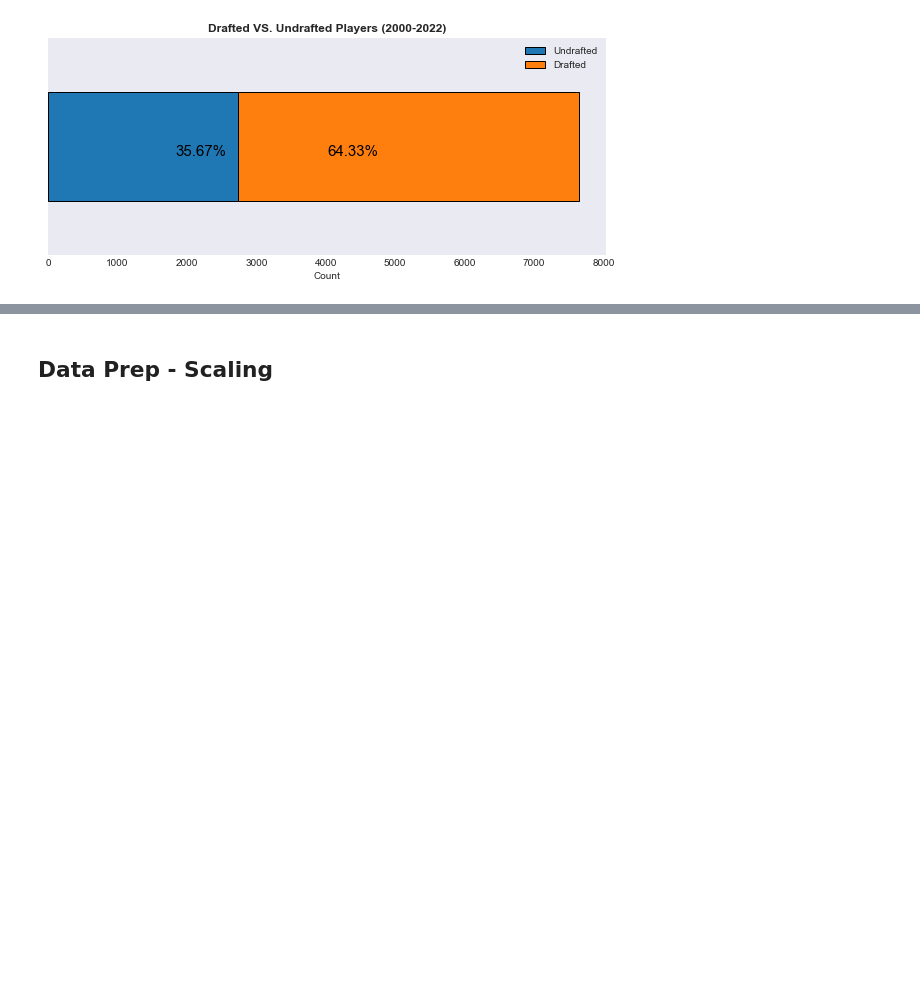
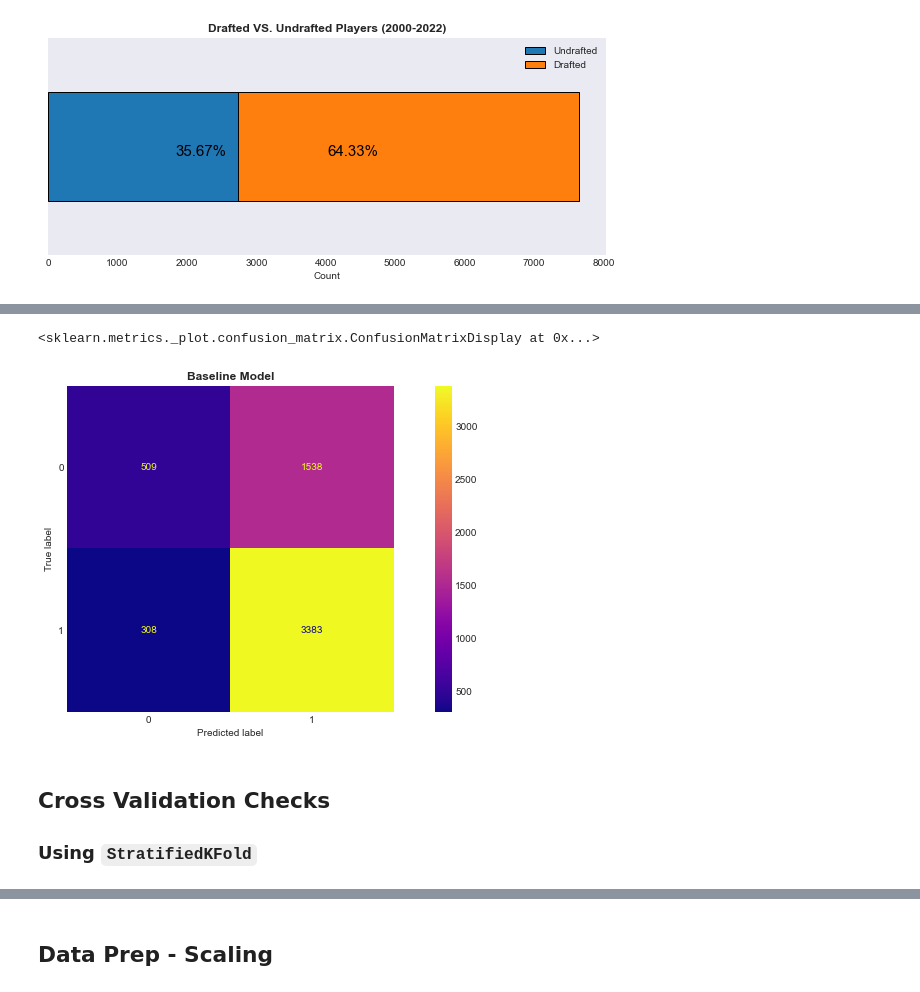
Before and after one commit to eric8395/NFL-Combine-Draft-Classification, a Jupyter notebook: Combine Classification.ipynb, the cells around one changed output, grey strips where cells are left out. Drawn from its saved outputs; the diff is of its cells as text; code cells hidden in the pictures; blank space fills up the shorter version.

Commit message:
testing models

```diff
--- a/Combine Classification.ipynb
+++ b/Combine Classification.ipynb
@@ -431,13 +555,13 @@ def encode_feature_train(X_train, feature_name):
     feature name, makes a one-hot encoder, and returns the encoder as well as the dataframe
     with that feature transformed into multiple columns of 1s and 0s
     """
-    # make a one-hot encoder and fit it to the training data
+    # make a get dummies and concat to X_train
     ohe = OneHotEncoder(categories="auto", handle_unknown="ignore")
     single_feature_df = X_train[[feature_name]]
     ohe.fit(single_feature_df)
 
     # call helper function that actually encodes the feature and concats it
-    X_train = encode_feature(X_train, feature_name, ohe)
+    X_train = encode_and_concat_feature(X_train, feature_name, ohe)
 
     return ohe, X_train
 # %%
@@ -463,6 +585,6 @@ X_train
 # %%
 # establish categorical feature names
-categorical_feature_names = ['Pos', 'School']
+categorical_feature_names = ['Pos', 'School', 'Year']
 
 # instantiates a ohe on the feature names
 encoders = {}
@@ -478,0 +619,10 @@ X_train
+# %%
+# Instantiate a LogisticRegression
+baseline_model = LogisticRegression(random_state = 42)
+
+# Use cross_val_score with scoring="neg_log_loss" to evaluate the model
+# on X_train and y_train
+baseline_neg_log_loss_cv = cross_val_score(baseline_model, X_train, y_train, scoring = "neg_log_loss")
+
+baseline_log_loss = -(baseline_neg_log_loss_cv.mean())
+baseline_log_loss
@@ -478,0 +653,3 @@ X_train
+# %%
+# fit the baseline model
+baseline_model.fit(X_train, y_train)
@@ -478,0 +665,14 @@ X_train
+# %%
+fix, axes = plt.subplots(figsize=(15, 6))
+
+axes.set_title("Baseline Model", weight = 'bold')
+
+plot_confusion_matrix(baseline_model, X_train, y_train,
+                      ax=axes, cmap="plasma")
+# %% [output]
+<sklearn.metrics._plot.confusion_matrix.ConfusionMatrixDisplay at 0x...>
+[figure, added]
+# %% [markdown]
+## Cross Validation Checks
+
+### Using `StratifiedKFold`
```
Also changed, not shown: parts of 61 cells of this notebook.
